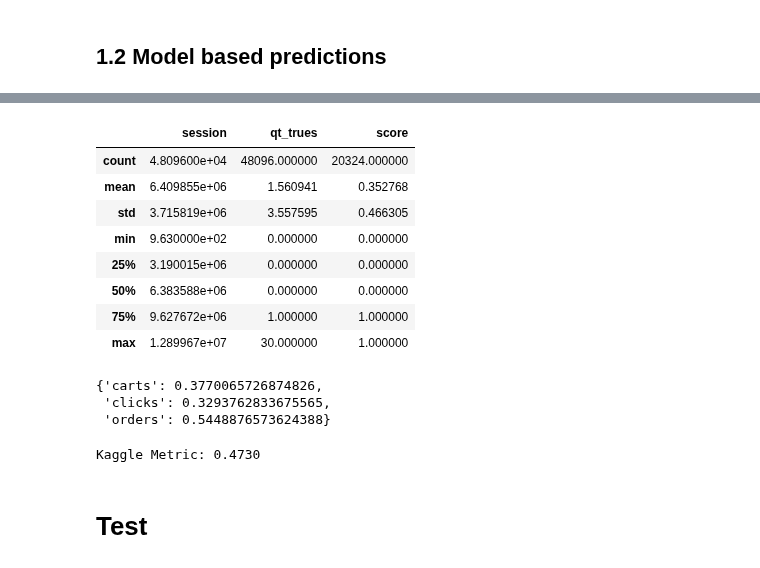
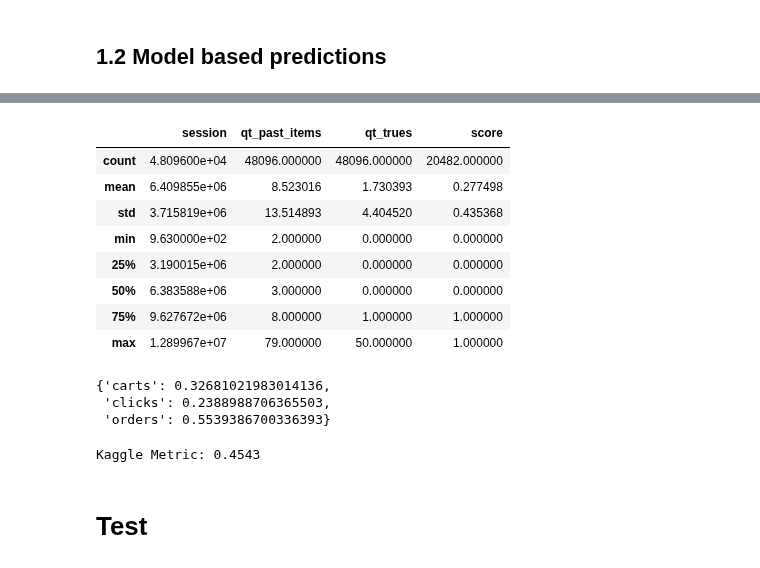
Before and after one commit to EnricRovira/025_Kaggle-OTTO-Recsys-2022, a Jupyter notebook: 1_Scripts/2_Ranker.ipynb, the cells around one changed output, grey strips where cells are left out. Saved outputs shown, nothing was run; the diff lists cells and outputs as text; code cells hidden in the pictures.

```diff
--- a/1_Scripts/2_Ranker.ipynb
+++ b/1_Scripts/2_Ranker.ipynb
@@ -179,13 +221,9 @@ def get_score_metric(y_true, y_pred, type_target, k=20):
 # %%
-tf.keras.backend.clear_session()
-model = build_model_bert4Rec(num_items=NUM_ITEMS, model_cfg=BERT4REC_CONFIG)
-ckpt = tf.train.Checkpoint(model=model)
-ckpt.restore(tf.train.latest_checkpoint(f'../2_Models/model_bert4rec_complete_0.10/checkpoints'))
 list_paths_val = ['../tfrecords/tfrecords_v0.5/na_split=val/' + x for x in os.listdir('../tfrecords/tfrecords_v0.5/na_split=val')]
 val_dataloader = Bert4RecDataLoader(list_paths_val,
                                      num_items=NUM_ITEMS,
                                      seq_len=30,
-                                     seq_len_target=30,
+                                     seq_len_target=50,
                                      batch_size=32,
                                      mask_prob=0.0,
                                      reverse_prob=0.0,
@@ -194,13 +232,13 @@ val_dataloader = Bert4RecDataLoader(list_paths_val,
                                      is_test=False,
                                      shuffle=False).get_generator()
 
-
+num_candidates = 20
 list_sessions, list_past_items, list_predictions, list_trues, list_types = [], [], [], [], []
 for num_batch, batch in enumerate(tqdm(val_dataloader)):
     features, targets, session = batch
     seq_items, seq_type, seq_time, seq_recency = features
     target, type_target, idx_mask = targets
-    idxs = idx_mask.numpy()
+    idxs = idx_mask.numpy() - 1
     for type_ in ['clicks', 'carts', 'orders']:
         seq_type_new = [tf.concat([
                         seq_type[i, :ix],
@@ -210,12 +248,14 @@ for num_batch, batch in enumerate(tqdm(val_dataloader)):
         features = (seq_items, tf.stack(seq_type_new, axis=0), seq_time, seq_recency)
         preds = model(features, training=False)
         preds = tf.gather(preds, indices=idxs, axis=1, batch_dims=1)
-        topk_scores, topk_idxs = tf.math.top_k(preds, k=20)
-        topk_idxs = np.asarray([[dict_map[x]-1 for x in topk_idxs.numpy()[i, :]] for i in range(topk_idxs.numpy().shape[0])])
+        topk_scores, topk_idxs = tf.math.top_k(preds, k=num_candidates)
+        topk_idxs = np.asarray([[dict_map[x]-1 for x in topk_idxs.numpy()[i, :-1]] for i in range(topk_idxs.numpy().shape[0])])
+        last_item = np.asarray([[dict_map[x[idx-1, 0]]-1] for x, idx in zip(seq_items.numpy(), idxs)])
+        new_predictions = np.concatenate([last_item, topk_idxs], axis=1)
         labels = [list(set([dict_map[_target]-1 for _type, _target in zip(type_target.numpy()[i], target.numpy()[i]) if dict_map_type[type_]==_type and _target!=0])) for i in range(target.shape[0])]
         ###
         list_sessions.append(session.numpy())
-        list_predictions.append(topk_idxs)
+        list_predictions.append(new_predictions)
         list_types.append([type_ for _ in range(seq_items.shape[0])])
         list_trues = list_trues + labels
         list_past_items.append(seq_items.numpy()[:, :, 0])
@@ -238,45 +297,46 @@ Your GPU will likely run quickly with dtype policy mixed_float16 as it has compu
 # %%
 df_val_merge = df_val_rule.merge(df_val_model, how='inner', on='session')
-df_val_merge['predictions_final'] = df_val_merge.progress_apply(lambda x : x['predictions'] if len(x['prediction'])==1 else x['prediction'], axis=1)
-df_val_merge['score'] = df_val_merge.progress_apply(lambda x: get_score_metric(x['trues'], x['predictions_final'], x['type']), axis=1)
+# df_val_merge['predictions_final'] = df_val_merge.progress_apply(lambda x : list(dict.fromkeys(x['predictions'] + x['prediction'])), axis=1)
+df_val_merge['predictions_final'] = df_val_merge.progress_apply(lambda x : emsemble_predictions(x['qt_past_items'], x['type'], x['predictions'], x['prediction']), axis=1)
+df_val_merge['score'] = df_val_merge.progress_apply(lambda x: get_score_metric(x['trues'], x['prediction'], x['type']), axis=1)
 
 display(df_val_merge.describe())
 dict_scores = df_val_merge.groupby('type')['score'].mean().to_dict()
 display(dict_scores)
 kaggle_metric = 0.1*dict_scores['clicks'] + 0.3*dict_scores['carts'] + 0.6*dict_scores['orders']
 print(f'Kaggle Metric: {kaggle_metric:.4f}')
 
 # # Model
-# {'carts': 0.36702384612006494,
-#  'clicks': 0.3259753593429158,
-#  'orders': 0.5007742817594869}
-# Kaggle Metric: 0.4432
+# {'carts': 0.3683012752247585,
+#  'clicks': 0.3424666324435318,
+#  'orders': 0.5014747706404687}
+# Kaggle Metric: 0.4456
 
-# rule
-# {'carts': 0.062799906313586,
-#  'clicks': 0.02098305954825462,
-#  'orders': 0.13754458013032322}
-# Kaggle Metric: 0.1035
+# rule + embeddings
+# 'carts': 0.32729819648775277,
+#  'clicks': 0.24095225872689938,
+#  'orders': 0.5545695848601377}
+# Kaggle Metric: 0.4550
 
-# final
-# {'carts': 0.3764704375448304,
-#  'clicks': 0.3295687885010267,
-#  'orders': 0.5595109534416864}
-# Kaggle Metric: 0.4816
+# final - ensemble
+# {'carts': 0.3845184630575515,
+#  'clicks': 0.34785677618069816,
+#  'orders': 0.557209662973402}
+# Kaggle Metric: 0.4845
 # %% [output]
-|  | session | qt_trues | score |
-| count | 4.809600e+04 | 48096.000000 | 20324.000000 |
-| mean | 6.409855e+06 | 1.560941 | 0.352768 |
-| std | 3.715819e+06 | 3.557595 | 0.466305 |
-| min | 9.630000e+02 | 0.000000 | 0.000000 |
-| 25% | 3.190015e+06 | 0.000000 | 0.000000 |
-| 50% | 6.383588e+06 | 0.000000 | 0.000000 |
-| 75% | 9.627672e+06 | 1.000000 | 1.000000 |
-| max | 1.289967e+07 | 30.000000 | 1.000000 |
+|  | session | qt_past_items | qt_trues | score |
+| count | 4.809600e+04 | 48096.000000 | 48096.000000 | 20482.000000 |
+| mean | 6.409855e+06 | 8.523016 | 1.730393 | 0.277498 |
+| std | 3.715819e+06 | 13.514893 | 4.404520 | 0.435368 |
+| min | 9.630000e+02 | 2.000000 | 0.000000 | 0.000000 |
+| 25% | 3.190015e+06 | 2.000000 | 0.000000 | 0.000000 |
+| 50% | 6.383588e+06 | 3.000000 | 0.000000 | 0.000000 |
+| 75% | 9.627672e+06 | 8.000000 | 1.000000 | 1.000000 |
+| max | 1.289967e+07 | 79.000000 | 50.000000 | 1.000000 |
-{'carts': 0.3770065726874826,
- 'clicks': 0.3293762833675565,
- 'orders': 0.5448876573624388}
+{'carts': 0.32681021983014136,
+ 'clicks': 0.2388988706365503,
+ 'orders': 0.5539386700336393}
-Kaggle Metric: 0.4730
+Kaggle Metric: 0.4543
 # %% [markdown]
 # Test
 # %%
```
Also changed, not shown: parts of 12 cells of this notebook, 2 other files.
